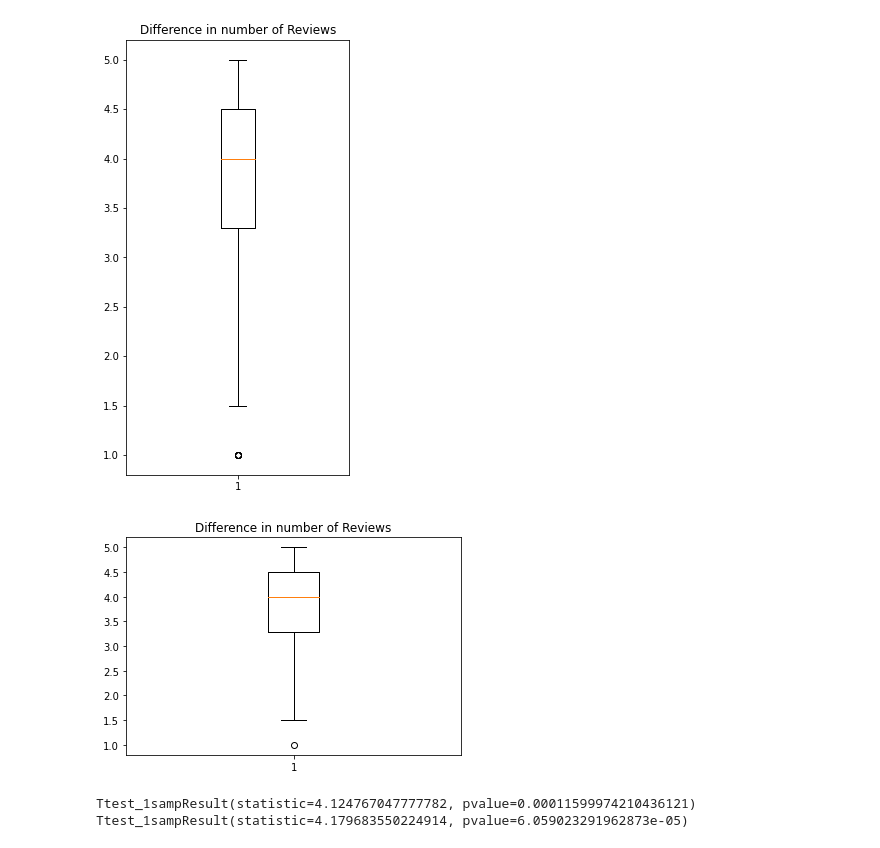
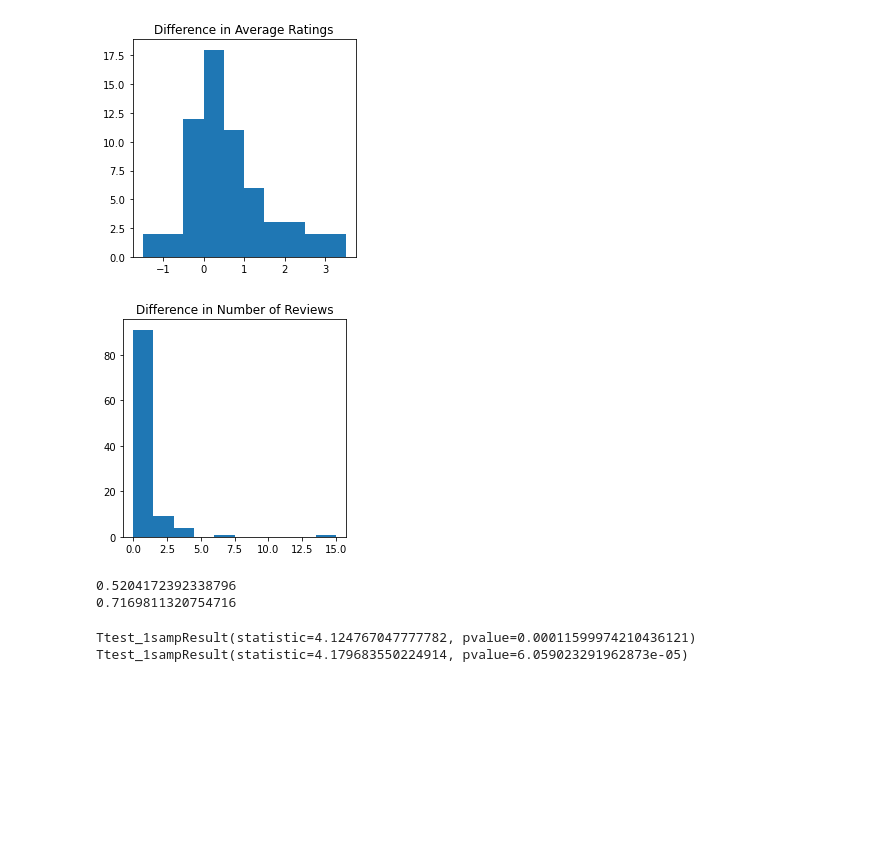
Before and after one commit to ohammond1/Stat628-Module3, a Jupyter notebook: code/chongxuan.ipynb, the cells around one changed output. Cells and saved outputs as stored; diff of their text form; code cells hidden in the pictures; blank space fills up the shorter version.

```diff
--- a/code/chongxuan.ipynb
+++ b/code/chongxuan.ipynb
@@ -85,16 +85,23 @@ for i in range(300):
     res_all.append(tmp)
 # %%
 # Changes in number of all reviews of a business before and after an elite review
-plt.figure(figsize=(4, 8))
-plt.boxplot([elem[1] for elem in res if elem[1] < 1e6])
-plt.title('Difference in number of Reviews')
+plt.figure(figsize=(4, 4))
+plt.hist([elem[0] - elem[1] for elem in res if elem[1] < 1e6 and elem[0] < 1e6 and elem[1] < 4])
+plt.title('Difference in Average Ratings')
 plt.show()
-plt.boxplot([elem[0] for elem in res if elem[0] < 1e6])
-plt.title('Difference in number of Reviews')
+plt.figure(figsize=(4,4))
+plt.hist([elem[2] - elem[3] for elem in res if elem[3] < 1])
+plt.title('Difference in Number of Reviews')
 plt.show()
 # %% [output]
-[figure, old version]
+[figure, new version]
-[figure, old version]
+[figure, new version]
+# %%
+print(np.mean([elem[0] - elem[1] for elem in res if elem[1] < 1e6 and elem[0] < 1e6 and elem[1] < 4]))
+print(np.mean([elem[2] - elem[3] for elem in res if elem[3] < 1]))
+# %% [output]
+0.5204172392338796
+0.7169811320754716
 # %%
 # Paired t-test to test whether the changes are significant.
 # The tests are constrained to businesses with average rating in previous month below 4
```
Also changed, not shown: parts of 2 cells of this notebook.
